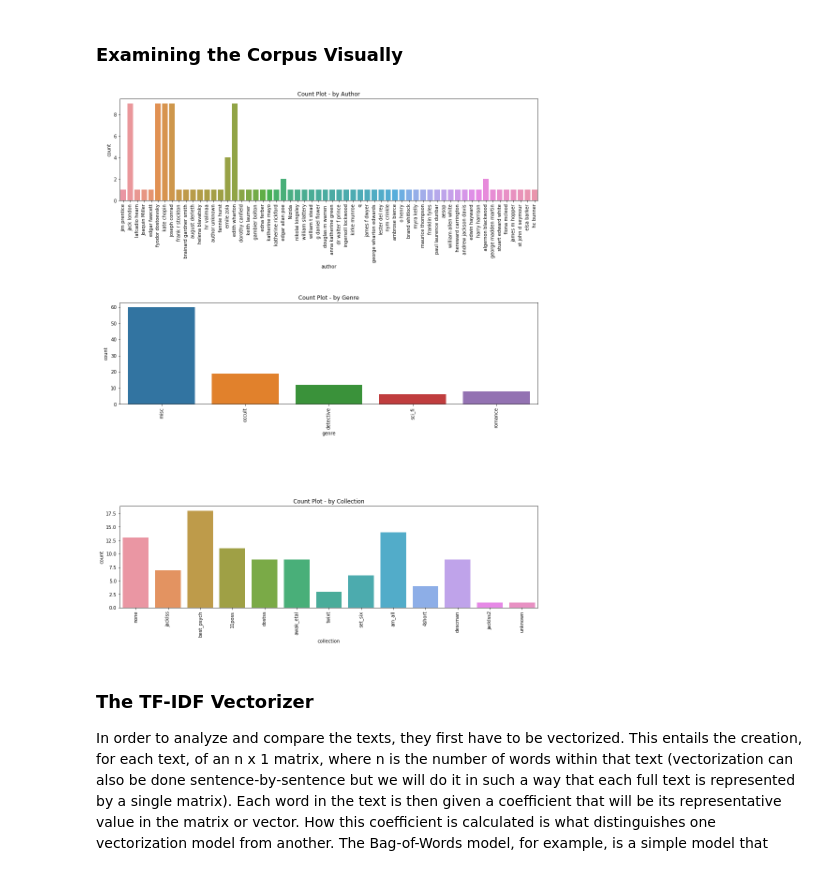
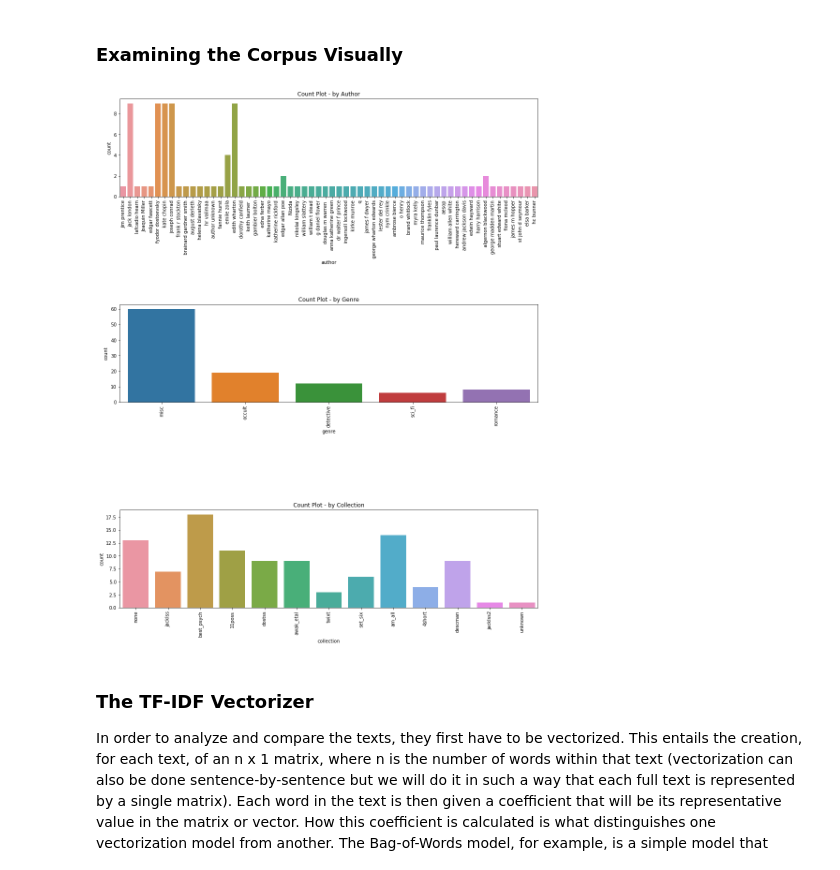
Before and after one commit to maf5509/Clustering_Analysis_on_Selected_Texts_Using_NLP, a Jupyter notebook: Clustering_Analysis_on_Selected_Texts_Using_NLP.ipynb, the cells around one changed output. Cells and saved outputs as stored; diff of their text form; code cells hidden in the pictures.

```diff
--- a/Clustering_Analysis_on_Selected_Texts_Using_NLP.ipynb
+++ b/Clustering_Analysis_on_Selected_Texts_Using_NLP.ipynb
@@ -176,22 +181,22 @@ df.head()
 # %%
 # Create three subplots for visual exploration
 plt.figure(figsize=(16,20))
 plt.subplot(3,1,1)
-plt.subplots_adjust(hspace=1.0)
+plt.subplots_adjust(hspace=1.1)
 sns.countplot(x=df['author'])
 plt.xticks(rotation=90)
 plt.title('Count Plot - by Author')
 plt.subplot(3,1,2)
 sns.countplot(x=df['genre'])
 plt.xticks(rotation=90)
 plt.title('Count Plot - by Genre')
 plt.subplot(3,1,3)
 sns.countplot(x=df['collection'])
 plt.xticks(rotation=90)
 plt.title('Count Plot - by Collection')
 plt.show()
 # %% [output]
-[figure, old version]
+[figure, new version]
 # %% [markdown]
 ### The TF-IDF Vectorizer
 In order to analyze and compare the texts, they first have to be vectorized. This entails the creation, for each text, of an n x 1 matrix, where n is the number of words within that text (vectorization can also be done sentence-by-sentence but we will do it in such a way that each full text is represented by a single matrix). Each word in the text is then given a coefficient that will be its representative value in the matrix or vector. How this coefficient is calculated is what distinguishes one vectorization model from another. The Bag-of-Words model, for example, is a simple model that increments the coefficient by one for every time it appears. The TF-IDF (Term Frequency-Inverse Document Frequency) model is more nuanced; it approaches this by assigning a word a higher weighting if it appears several times within a specific text (i.e. it has a high term frequency). On the other hand, that word is penalized, meaning it weighting is reduced, if it also appears frequently in other members of the corpus (hence the inverse document frequency). In calling the TF-IDF vectorizer, a number of parameters are passed. These are shown and briefly commented in the code below.
```
Also changed, not shown: parts of 10 cells of this notebook.
